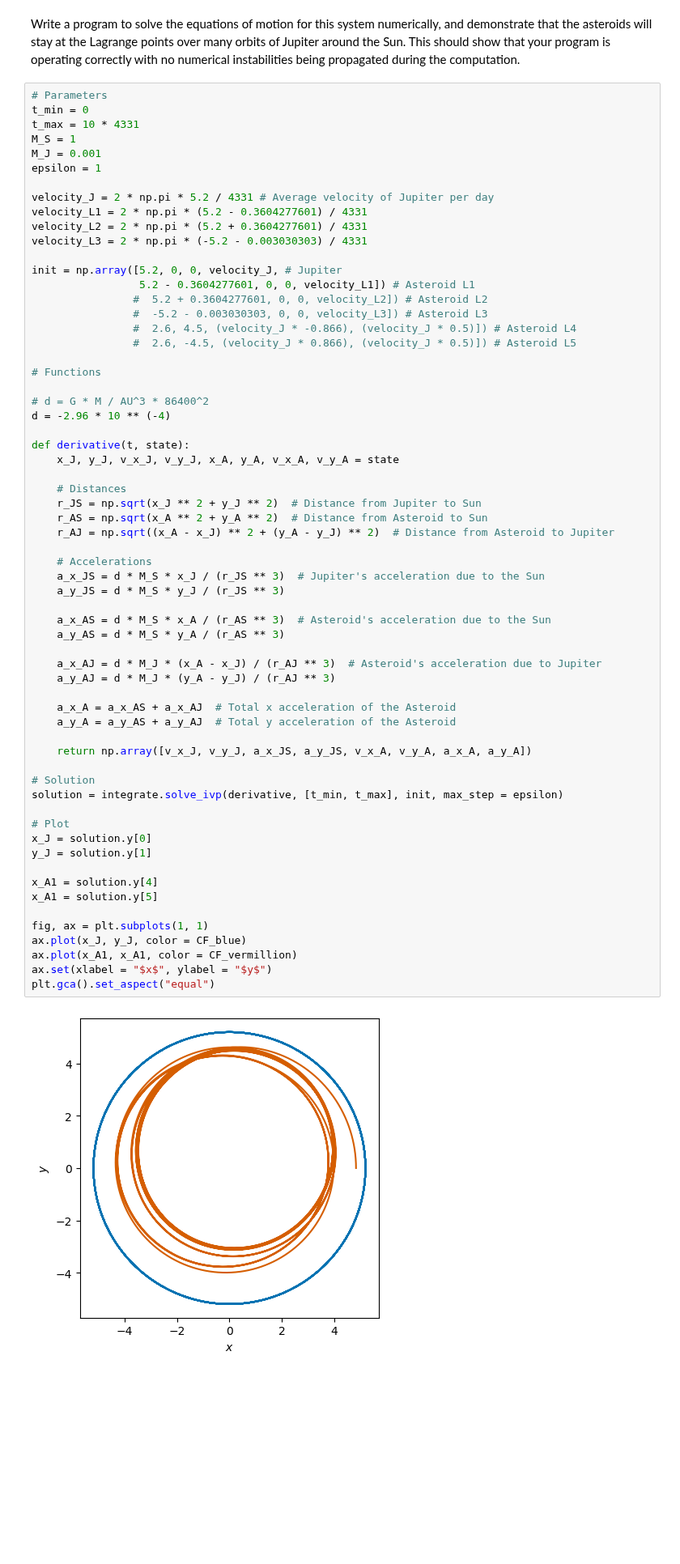
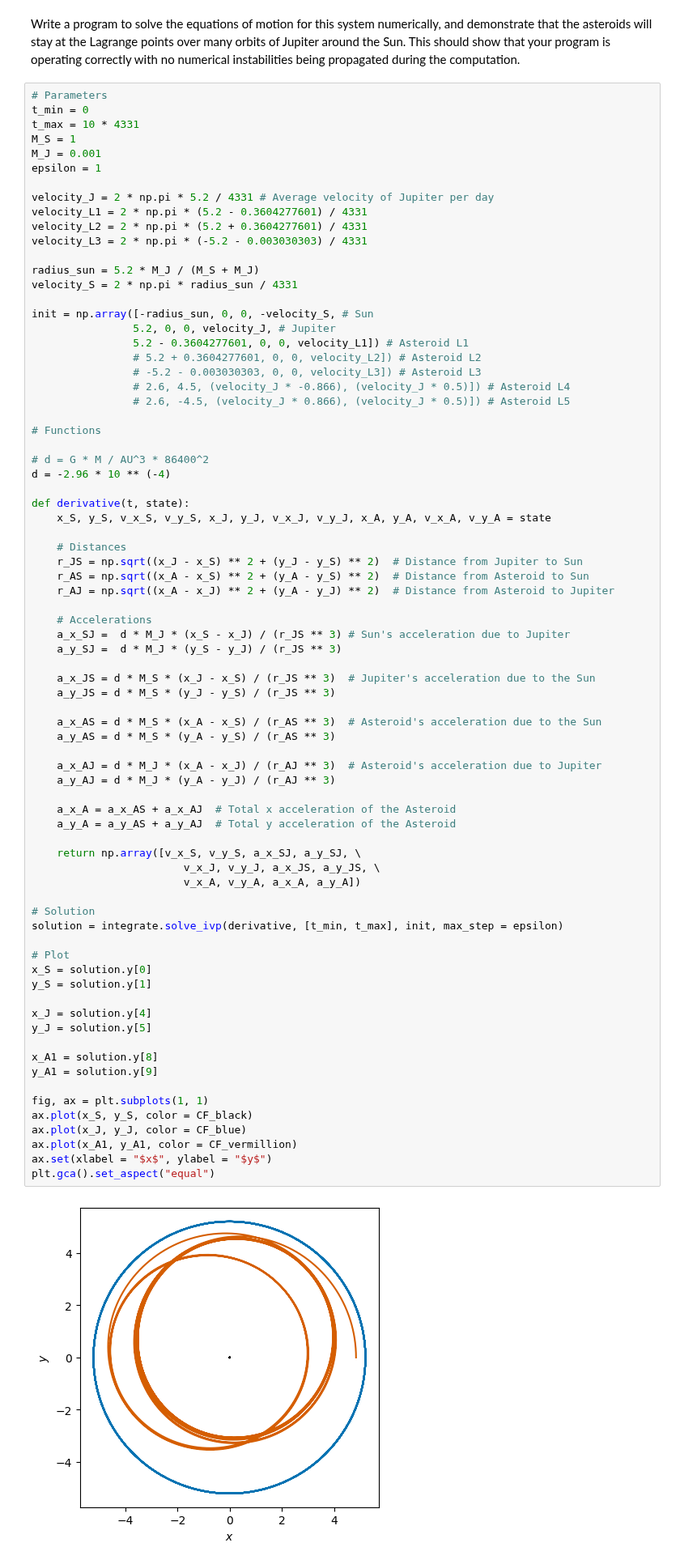
Before and after one commit to vibilanj/cmps, a Jupyter notebook: homework/Project1.ipynb, the cells around one changed output. Shown at 81% size. Drawn from its saved outputs; the diff is of its cells as text; blank space fills up the shorter version.

```diff
--- a/homework/Project1.ipynb
+++ b/homework/Project1.ipynb
@@ -39,58 +39,71 @@ velocity_L1 = 2 * np.pi * (5.2 - 0.3604277601) / 4331
 velocity_L2 = 2 * np.pi * (5.2 + 0.3604277601) / 4331
 velocity_L3 = 2 * np.pi * (-5.2 - 0.003030303) / 4331
 
-init = np.array([5.2, 0, 0, velocity_J, # Jupiter
-                 5.2 - 0.3604277601, 0, 0, velocity_L1]) # Asteroid L1
-                #  5.2 + 0.3604277601, 0, 0, velocity_L2]) # Asteroid L2
-                #  -5.2 - 0.003030303, 0, 0, velocity_L3]) # Asteroid L3
-                #  2.6, 4.5, (velocity_J * -0.866), (velocity_J * 0.5)]) # Asteroid L4
-                #  2.6, -4.5, (velocity_J * 0.866), (velocity_J * 0.5)]) # Asteroid L5
+radius_sun = 5.2 * M_J / (M_S + M_J)
+velocity_S = 2 * np.pi * radius_sun / 4331
+
+init = np.array([-radius_sun, 0, 0, -velocity_S, # Sun
+                5.2, 0, 0, velocity_J, # Jupiter
+                5.2 - 0.3604277601, 0, 0, velocity_L1]) # Asteroid L1
+                # 5.2 + 0.3604277601, 0, 0, velocity_L2]) # Asteroid L2
+                # -5.2 - 0.003030303, 0, 0, velocity_L3]) # Asteroid L3
+                # 2.6, 4.5, (velocity_J * -0.866), (velocity_J * 0.5)]) # Asteroid L4
+                # 2.6, -4.5, (velocity_J * 0.866), (velocity_J * 0.5)]) # Asteroid L5
 
 # Functions
 
 # d = G * M / AU^3 * 86400^2
 d = -2.96 * 10 ** (-4)
 
 def derivative(t, state):
-    x_J, y_J, v_x_J, v_y_J, x_A, y_A, v_x_A, v_y_A = state
+    x_S, y_S, v_x_S, v_y_S, x_J, y_J, v_x_J, v_y_J, x_A, y_A, v_x_A, v_y_A = state
 
     # Distances
-    r_JS = np.sqrt(x_J ** 2 + y_J ** 2)  # Distance from Jupiter to Sun
-    r_AS = np.sqrt(x_A ** 2 + y_A ** 2)  # Distance from Asteroid to Sun
+    r_JS = np.sqrt((x_J - x_S) ** 2 + (y_J - y_S) ** 2)  # Distance from Jupiter to Sun
+    r_AS = np.sqrt((x_A - x_S) ** 2 + (y_A - y_S) ** 2)  # Distance from Asteroid to Sun
     r_AJ = np.sqrt((x_A - x_J) ** 2 + (y_A - y_J) ** 2)  # Distance from Asteroid to Jupiter
 
     # Accelerations
-    a_x_JS = d * M_S * x_J / (r_JS ** 3)  # Jupiter's acceleration due to the Sun
-    a_y_JS = d * M_S * y_J / (r_JS ** 3)
+    a_x_SJ =  d * M_J * (x_S - x_J) / (r_JS ** 3) # Sun's acceleration due to Jupiter
+    a_y_SJ =  d * M_J * (y_S - y_J) / (r_JS ** 3)
 
-    a_x_AS = d * M_S * x_A / (r_AS ** 3)  # Asteroid's acceleration due to the Sun
-    a_y_AS = d * M_S * y_A / (r_AS ** 3)
+    a_x_JS = d * M_S * (x_J - x_S) / (r_JS ** 3)  # Jupiter's acceleration due to the Sun
+    a_y_JS = d * M_S * (y_J - y_S) / (r_JS ** 3)
+
+    a_x_AS = d * M_S * (x_A - x_S) / (r_AS ** 3)  # Asteroid's acceleration due to the Sun
+    a_y_AS = d * M_S * (y_A - y_S) / (r_AS ** 3)
 
     a_x_AJ = d * M_J * (x_A - x_J) / (r_AJ ** 3)  # Asteroid's acceleration due to Jupiter
     a_y_AJ = d * M_J * (y_A - y_J) / (r_AJ ** 3)
 
     a_x_A = a_x_AS + a_x_AJ  # Total x acceleration of the Asteroid
     a_y_A = a_y_AS + a_y_AJ  # Total y acceleration of the Asteroid
 
-    return np.array([v_x_J, v_y_J, a_x_JS, a_y_JS, v_x_A, v_y_A, a_x_A, a_y_A])
+    return np.array([v_x_S, v_y_S, a_x_SJ, a_y_SJ, \
+                        v_x_J, v_y_J, a_x_JS, a_y_JS, \
+                        v_x_A, v_y_A, a_x_A, a_y_A])
 
 # Solution
 solution = integrate.solve_ivp(derivative, [t_min, t_max], init, max_step = epsilon)
 
 # Plot
-x_J = solution.y[0]
-y_J = solution.y[1]
+x_S = solution.y[0]
+y_S = solution.y[1]
 
-x_A1 = solution.y[4]
-x_A1 = solution.y[5]
+x_J = solution.y[4]
+y_J = solution.y[5]
+
+x_A1 = solution.y[8]
+y_A1 = solution.y[9]
 
 fig, ax = plt.subplots(1, 1)
+ax.plot(x_S, y_S, color = CF_black)
 ax.plot(x_J, y_J, color = CF_blue)
-ax.plot(x_A1, x_A1, color = CF_vermillion)
+ax.plot(x_A1, y_A1, color = CF_vermillion)
 ax.set(xlabel = "$x$", ylabel = "$y$")
 plt.gca().set_aspect("equal")
 # %% [output]
-[figure, old version]
+[figure, new version]
 # %%
 # Parameters
 t_min = 0
```
Also changed, not shown: parts of 1 cell of this notebook.
